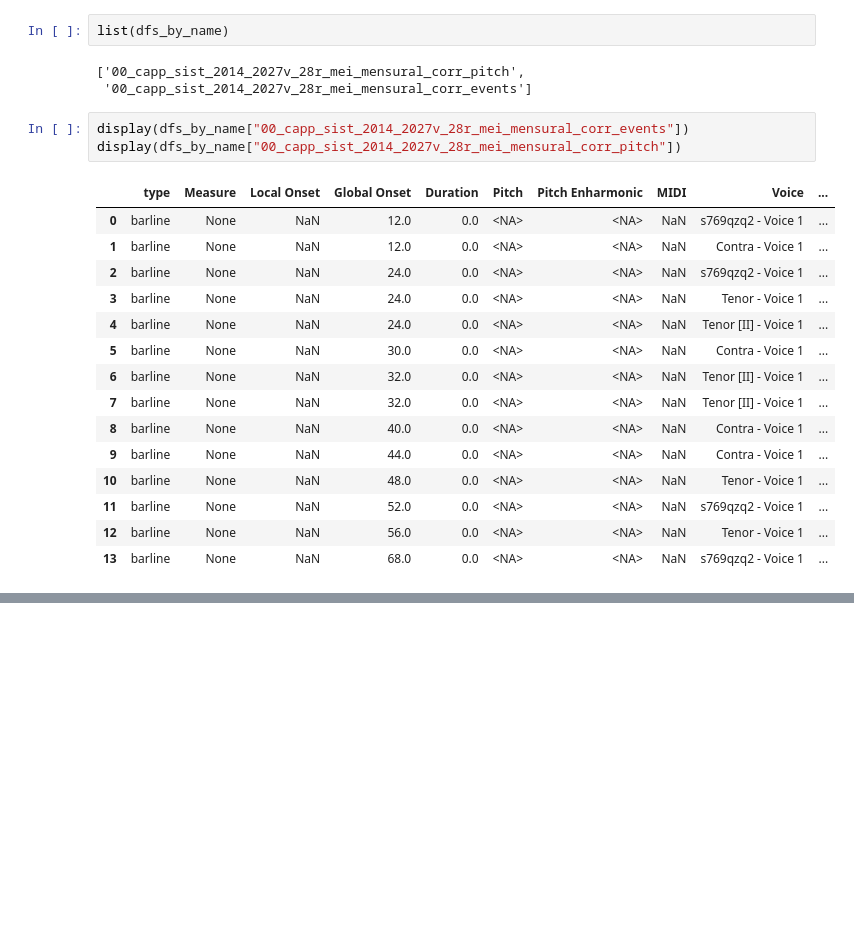
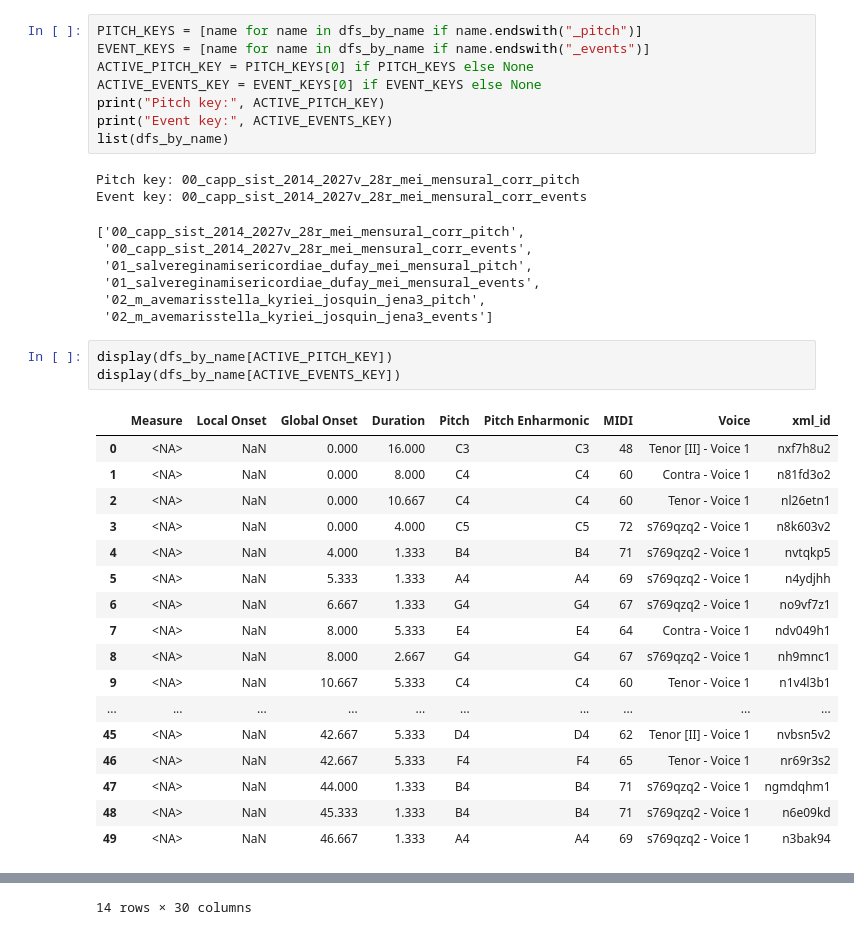
Before and after one commit to egorpol/camat_v2, a Jupyter notebook: testing_parser_mensural.ipynb, the cells around one changed output, grey strips where cells are left out. Drawn from its saved outputs; the diff is of its cells as text; blank space fills up the shorter version.

```diff
--- a/testing_parser_mensural.ipynb
+++ b/testing_parser_mensural.ipynb
@@ -165,24 +126,38 @@ Parsed DataFrames:
 # %%
+PITCH_KEYS = [name for name in dfs_by_name if name.endswith("_pitch")]
+EVENT_KEYS = [name for name in dfs_by_name if name.endswith("_events")]
+ACTIVE_PITCH_KEY = PITCH_KEYS[0] if PITCH_KEYS else None
+ACTIVE_EVENTS_KEY = EVENT_KEYS[0] if EVENT_KEYS else None
+print("Pitch key:", ACTIVE_PITCH_KEY)
+print("Event key:", ACTIVE_EVENTS_KEY)
 list(dfs_by_name)
 # %% [output]
-['00_capp_sist_2014_2027v_28r_mei_mensural_corr_pitch',
- '00_capp_sist_2014_2027v_28r_mei_mensural_corr_events']
+Pitch key: 00_capp_sist_2014_2027v_28r_mei_mensural_corr_pitch
+Event key: 00_capp_sist_2014_2027v_28r_mei_mensural_corr_events
+['00_capp_sist_2014_2027v_28r_mei_mensural_corr_pitch',
+ '00_capp_sist_2014_2027v_28r_mei_mensural_corr_events',
+ '01_salvereginamisericordiae_dufay_mei_mensural_pitch',
+ '01_salvereginamisericordiae_dufay_mei_mensural_events',
+ '02_m_avemarisstella_kyriei_josquin_jena3_pitch',
+ '02_m_avemarisstella_kyriei_josquin_jena3_events']
 # %%
-display(dfs_by_name["00_capp_sist_2014_2027v_28r_mei_mensural_corr_events"])
-display(dfs_by_name["00_capp_sist_2014_2027v_28r_mei_mensural_corr_pitch"])
+display(dfs_by_name[ACTIVE_PITCH_KEY])
+display(dfs_by_name[ACTIVE_EVENTS_KEY])
 # %% [output]
-|  | type | Measure | Local Onset | Global Onset | Duration | Pitch | Pitch Enharmonic | MIDI | Voice | ... |
-| 0 | barline | None | NaN | 12.0 | 0.0 | <NA> | <NA> | NaN | s769qzq2 - Voice 1 | ... |
-| 1 | barline | None | NaN | 12.0 | 0.0 | <NA> | <NA> | NaN | Contra - Voice 1 | ... |
-| 2 | barline | None | NaN | 24.0 | 0.0 | <NA> | <NA> | NaN | s769qzq2 - Voice 1 | ... |
-| 3 | barline | None | NaN | 24.0 | 0.0 | <NA> | <NA> | NaN | Tenor - Voice 1 | ... |
-| 4 | barline | None | NaN | 24.0 | 0.0 | <NA> | <NA> | NaN | Tenor [II] - Voice 1 | ... |
-| 5 | barline | None | NaN | 30.0 | 0.0 | <NA> | <NA> | NaN | Contra - Voice 1 | ... |
-| 6 | barline | None | NaN | 32.0 | 0.0 | <NA> | <NA> | NaN | Tenor [II] - Voice 1 | ... |
-| 7 | barline | None | NaN | 32.0 | 0.0 | <NA> | <NA> | NaN | Tenor [II] - Voice 1 | ... |
-| 8 | barline | None | NaN | 40.0 | 0.0 | <NA> | <NA> | NaN | Contra - Voice 1 | ... |
-| 9 | barline | None | NaN | 44.0 | 0.0 | <NA> | <NA> | NaN | Contra - Voice 1 | ... |
-| 10 | barline | None | NaN | 48.0 | 0.0 | <NA> | <NA> | NaN | Tenor - Voice 1 | ... |
-| 11 | barline | None | NaN | 52.0 | 0.0 | <NA> | <NA> | NaN | s769qzq2 - Voice 1 | ... |
-| 12 | barline | None | NaN | 56.0 | 0.0 | <NA> | <NA> | NaN | Tenor - Voice 1 | ... |
-| 13 | barline | None | NaN | 68.0 | 0.0 | <NA> | <NA> | NaN | s769qzq2 - Voice 1 | ... |
+|  | Measure | Local Onset | Global Onset | Duration | Pitch | Pitch Enharmonic | MIDI | Voice | xml_id |
+| 0 | <NA> | NaN | 0.000 | 16.000 | C3 | C3 | 48 | Tenor [II] - Voice 1 | nxf7h8u2 |
+| 1 | <NA> | NaN | 0.000 | 8.000 | C4 | C4 | 60 | Contra - Voice 1 | n81fd3o2 |
+| 2 | <NA> | NaN | 0.000 | 10.667 | C4 | C4 | 60 | Tenor - Voice 1 | nl26etn1 |
+| 3 | <NA> | NaN | 0.000 | 4.000 | C5 | C5 | 72 | s769qzq2 - Voice 1 | n8k603v2 |
+| 4 | <NA> | NaN | 4.000 | 1.333 | B4 | B4 | 71 | s769qzq2 - Voice 1 | nvtqkp5 |
+| 5 | <NA> | NaN | 5.333 | 1.333 | A4 | A4 | 69 | s769qzq2 - Voice 1 | n4ydjhh |
+| 6 | <NA> | NaN | 6.667 | 1.333 | G4 | G4 | 67 | s769qzq2 - Voice 1 | no9vf7z1 |
+| 7 | <NA> | NaN | 8.000 | 5.333 | E4 | E4 | 64 | Contra - Voice 1 | ndv049h1 |
+| 8 | <NA> | NaN | 8.000 | 2.667 | G4 | G4 | 67 | s769qzq2 - Voice 1 | nh9mnc1 |
+| 9 | <NA> | NaN | 10.667 | 5.333 | C4 | C4 | 60 | Tenor - Voice 1 | n1v4l3b1 |
+| ... | ... | ... | ... | ... | ... | ... | ... | ... | ... |
+| 45 | <NA> | NaN | 42.667 | 5.333 | D4 | D4 | 62 | Tenor [II] - Voice 1 | nvbsn5v2 |
+| 46 | <NA> | NaN | 42.667 | 5.333 | F4 | F4 | 65 | Tenor - Voice 1 | nr69r3s2 |
+| 47 | <NA> | NaN | 44.000 | 1.333 | B4 | B4 | 71 | s769qzq2 - Voice 1 | ngmdqhm1 |
+| 48 | <NA> | NaN | 45.333 | 1.333 | B4 | B4 | 71 | s769qzq2 - Voice 1 | n6e09kd |
+| 49 | <NA> | NaN | 46.667 | 1.333 | A4 | A4 | 69 | s769qzq2 - Voice 1 | n3bak94 |
@@ -206,3 +179,4 @@ display(dfs_by_name["00_capp_sist_2014_2027v_28r_mei_mensural_corr_pitch"])
+14 rows × 30 columns
 # %%
 from camat import display_filtered_piano_roll
 
```
Also changed, not shown: parts of 4 cells of this notebook, 10 other files.
